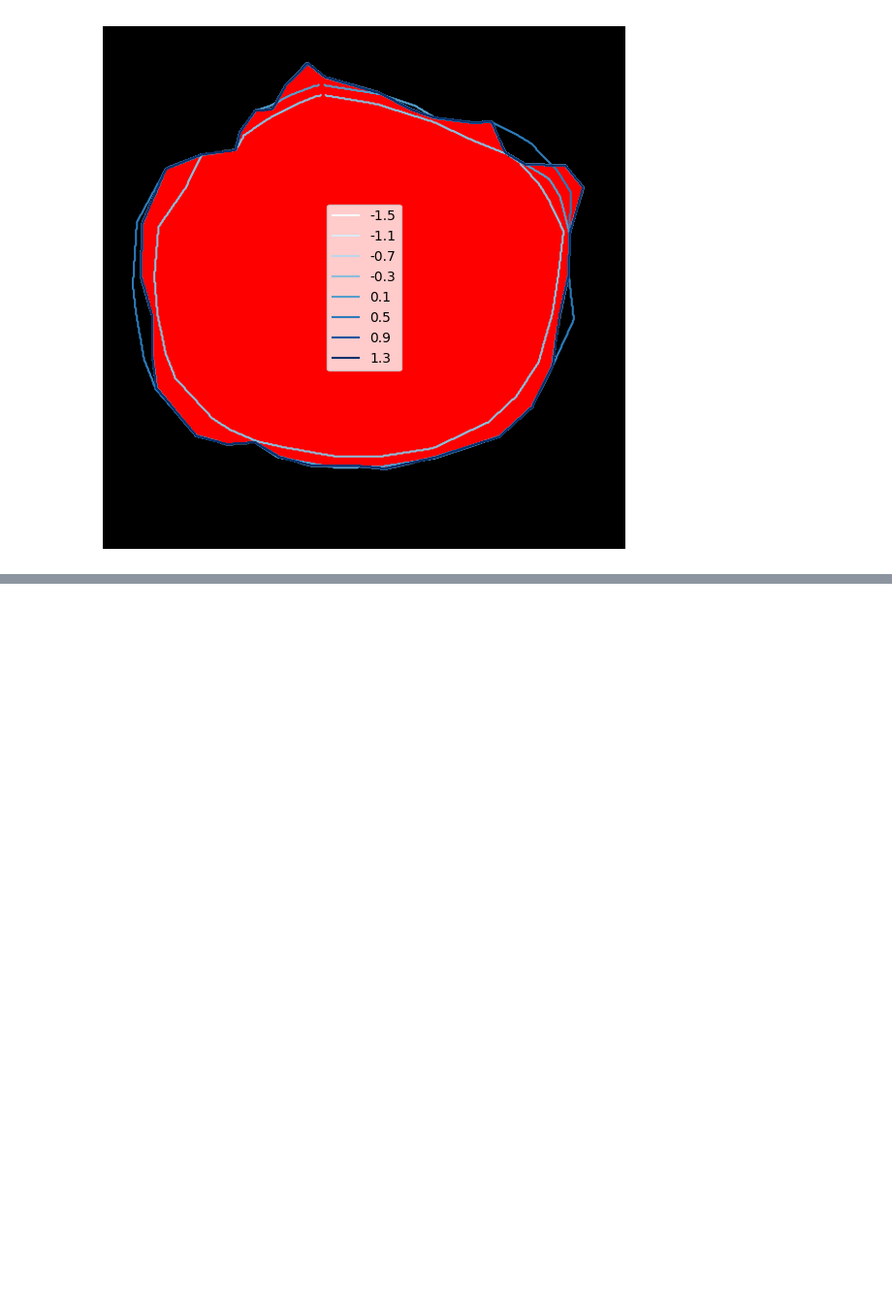
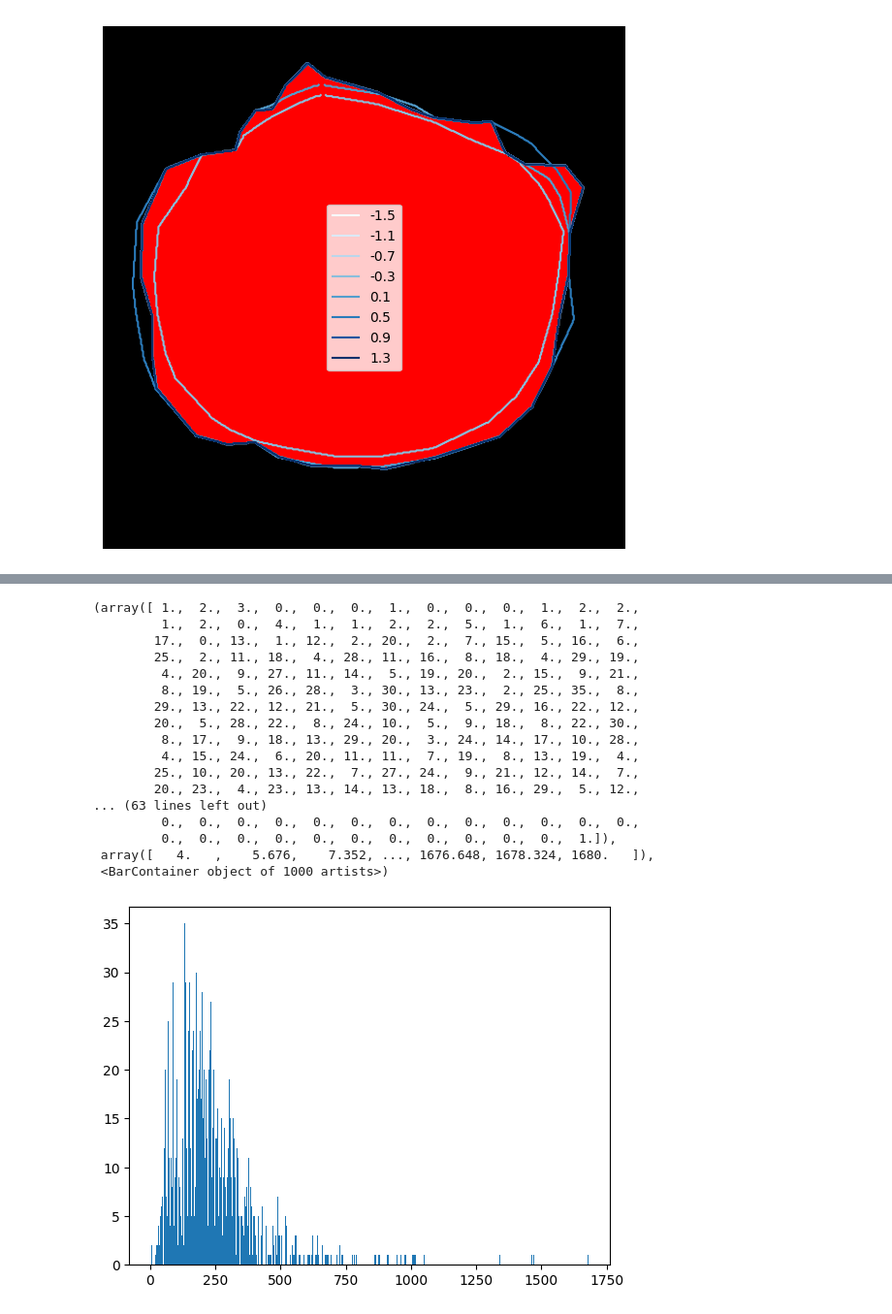
Before and after one commit to marinbenc/label_error_analysis, a Jupyter notebook: scratchpad.ipynb, the cells around one changed output, grey strips where cells are left out. Shown at 97% size. Drawn from its saved outputs; the diff is of its cells as text; code cells hidden in the pictures; blank space fills up the shorter version.

```diff
--- a/scratchpad.ipynb
+++ b/scratchpad.ipynb
@@ -812,0 +819,45 @@ ax.axis('off')
+# %%
+from data.segmentation_dataset import LesionSegmentationDataset
+
+dataset = LesionSegmentationDataset('train', 'isic')
+contour_len = []
+
+for (img, label) in dataset:
+  label = label['seg'].squeeze()
+  label = label * 255
+  label = label.detach().cpu().numpy().astype(np.uint8)
+  label_contour = cv.findContours(label, cv.RETR_TREE, cv.CHAIN_APPROX_SIMPLE)[0]
+  contour_len.append(len(label_contour))
+# %%
+contour_point_count = []
+
+for i, (img, label) in enumerate(dataset):
+  label = label['seg'].squeeze()
+  label = label * 255
+  label = label.detach().cpu().numpy().astype(np.uint8)
+  label_contour = cv.findContours(label, cv.RETR_TREE, cv.CHAIN_APPROX_SIMPLE)[0]
+  # get contour of largest area
+  contour = max(label_contour, key=cv.contourArea)
+  contour_point_count.append(len(contour))
+# %%
+# plot histogram
+plt.hist(contour_point_count, bins=1000)
+# %% [output]
+(array([ 1.,  2.,  3.,  0.,  0.,  0.,  1.,  0.,  0.,  0.,  1.,  2.,  2.,
+         1.,  2.,  0.,  4.,  1.,  1.,  2.,  2.,  5.,  1.,  6.,  1.,  7.,
+        17.,  0., 13.,  1., 12.,  2., 20.,  2.,  7., 15.,  5., 16.,  6.,
+        25.,  2., 11., 18.,  4., 28., 11., 16.,  8., 18.,  4., 29., 19.,
+         4., 20.,  9., 27., 11., 14.,  5., 19., 20.,  2., 15.,  9., 21.,
+         8., 19.,  5., 26., 28.,  3., 30., 13., 23.,  2., 25., 35.,  8.,
+        29., 13., 22., 12., 21.,  5., 30., 24.,  5., 29., 16., 22., 12.,
+        20.,  5., 28., 22.,  8., 24., 10.,  5.,  9., 18.,  8., 22., 30.,
+         8., 17.,  9., 18., 13., 29., 20.,  3., 24., 14., 17., 10., 28.,
+         4., 15., 24.,  6., 20., 11., 11.,  7., 19.,  8., 13., 19.,  4.,
+        25., 10., 20., 13., 22.,  7., 27., 24.,  9., 21., 12., 14.,  7.,
+        20., 23.,  4., 23., 13., 14., 13., 18.,  8., 16., 29.,  5., 12.,
+... (63 lines left out)
+         0.,  0.,  0.,  0.,  0.,  0.,  0.,  0.,  0.,  0.,  0.,  0.,  0.,
+         0.,  0.,  0.,  0.,  0.,  0.,  0.,  0.,  0.,  0.,  0.,  1.]),
+ array([   4.   ,    5.676,    7.352, ..., 1676.648, 1678.324, 1680.   ]),
+ <BarContainer object of 1000 artists>)
+[figure, added]
```
Also changed, not shown: parts of 2 cells of this notebook, 3 other files.
